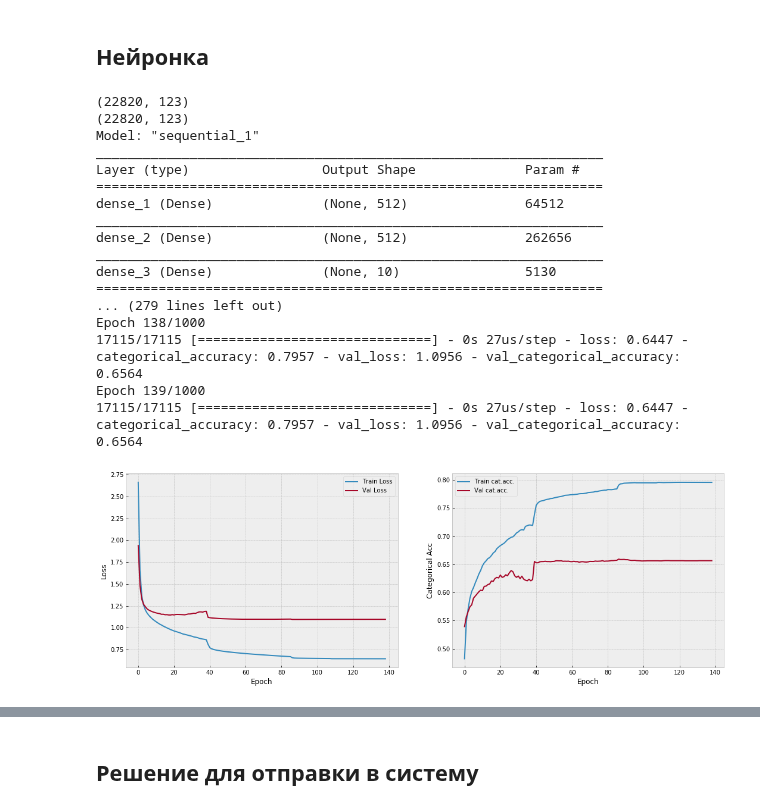
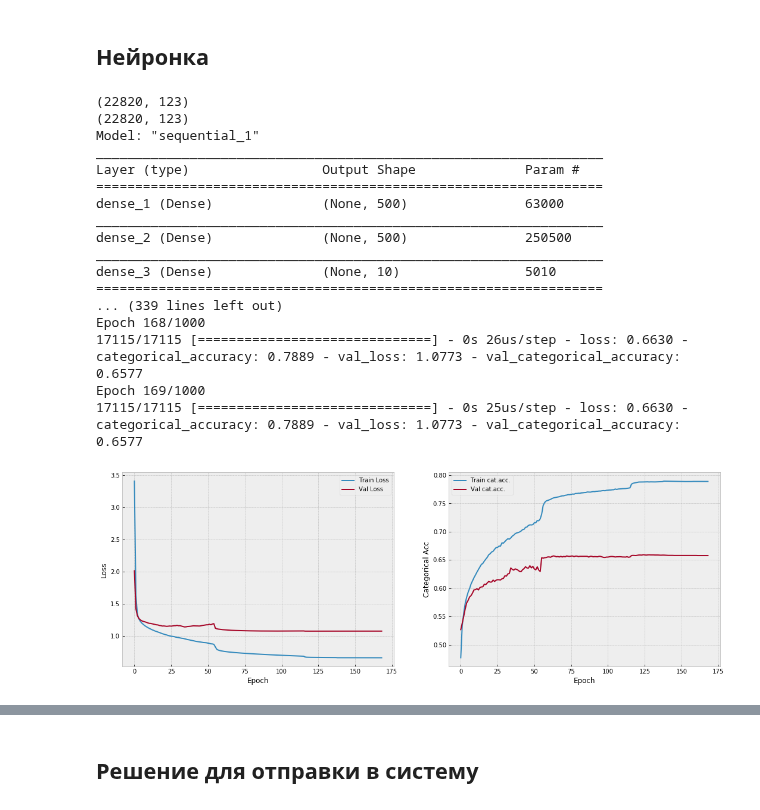
Before and after one commit to andygoosh/wildfire.sberbank.ai, a Jupyter notebook: workinprogress.ipynb, the cells around one changed output, grey strips where cells are left out. Cells and saved outputs as stored; diff of their text form; code cells hidden in the pictures.

```diff
--- a/workinprogress.ipynb
+++ b/workinprogress.ipynb
@@ -1094,10 +1094,10 @@ def auc(y_true, y_pred):
   return auc
 
 FEATURES_NUM = tr_data.shape[1]
-weight_decay = 0.01
+weight_decay = 0.02
 model = keras.Sequential([
-    layers.Dense(512, input_shape=(FEATURES_NUM,), activation='relu', kernel_regularizer=keras.regularizers.l2(weight_decay)),
-    layers.Dense(512, activation='relu'),
+    layers.Dense(500, input_shape=(FEATURES_NUM,), activation='relu', kernel_regularizer=keras.regularizers.l2(weight_decay)),
+    layers.Dense(500, activation='relu'),
     layers.Dense(FIRE_TYPE_NUM, activation='softmax'),
   ])
 #optimizer=keras.optimizers.RMSprop(lr=1e-2)
@@ -1143,39 +1143,39 @@ del model
 #model = keras.models.load_model('my_checkpoint.h5', custom_objects={'auc': auc})
 model = keras.models.load_model('my_checkpoint.h5')
 
 plot_history(history, auc=False)
 
 score = model.evaluate(trn, y_trn.values,
                         batch_size=BS,
                         verbose=0,
                         use_multiprocessing=True)
 #print('loss: {:.4f}, AUC: {:.4f} Cat.Acc.: {:.4f}'.format(*score))
 print('loss: {:.4f}, Cat.Acc.: {:.4f}'.format(*score))
 
 score = model.evaluate(cvn, y_cv.values,
                         batch_size=BS,
                         verbose=0,
                         use_multiprocessing=True)
 #print('loss: {:.4f}, AUC: {:.4f} Cat.Acc.: {:.4f}'.format(*score))
 print('loss: {:.4f}, Cat.Acc.: {:.4f}'.format(*score))
 
 model.reset_states()
 # %% [output]
 (22820, 123)
 (22820, 123)
 Model: "sequential_1"
 _________________________________________________________________
 Layer (type)                 Output Shape              Param #
 =================================================================
-dense_1 (Dense)              (None, 512)               64512
+dense_1 (Dense)              (None, 500)               63000
 _________________________________________________________________
-dense_2 (Dense)              (None, 512)               262656
+dense_2 (Dense)              (None, 500)               250500
 _________________________________________________________________
-dense_3 (Dense)              (None, 10)                5130
+dense_3 (Dense)              (None, 10)                5010
 =================================================================
-... (279 lines left out)
-Epoch 138/1000
-17115/17115 [==============================] - 0s 27us/step - loss: 0.6447 - categorical_accuracy: 0.7957 - val_loss: 1.0956 - val_categorical_accuracy: 0.6564
-Epoch 139/1000
-17115/17115 [==============================] - 0s 27us/step - loss: 0.6447 - categorical_accuracy: 0.7957 - val_loss: 1.0956 - val_categorical_accuracy: 0.6564
+... (339 lines left out)
+Epoch 168/1000
+17115/17115 [==============================] - 0s 26us/step - loss: 0.6630 - categorical_accuracy: 0.7889 - val_loss: 1.0773 - val_categorical_accuracy: 0.6577
+Epoch 169/1000
+17115/17115 [==============================] - 0s 25us/step - loss: 0.6630 - categorical_accuracy: 0.7889 - val_loss: 1.0773 - val_categorical_accuracy: 0.6577
-[figure, old version]
+[figure, new version]
```
Also changed, not shown: parts of 2 cells of this notebook.
